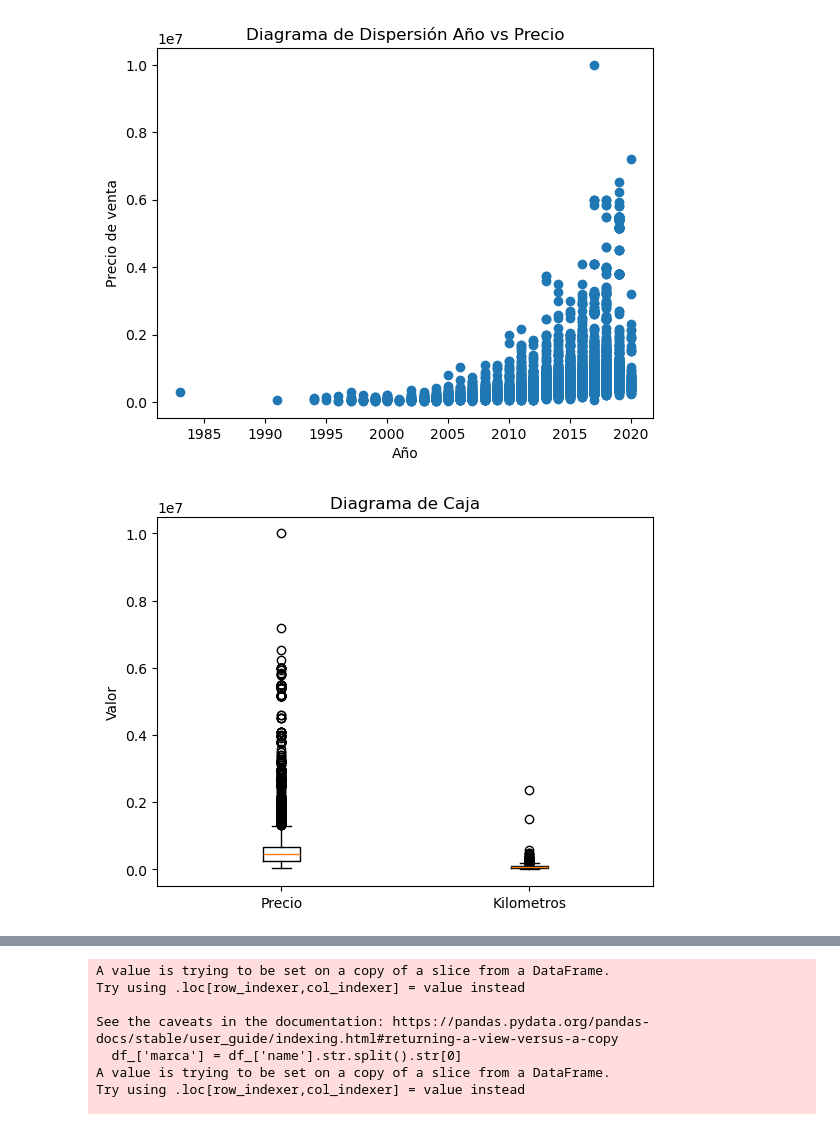
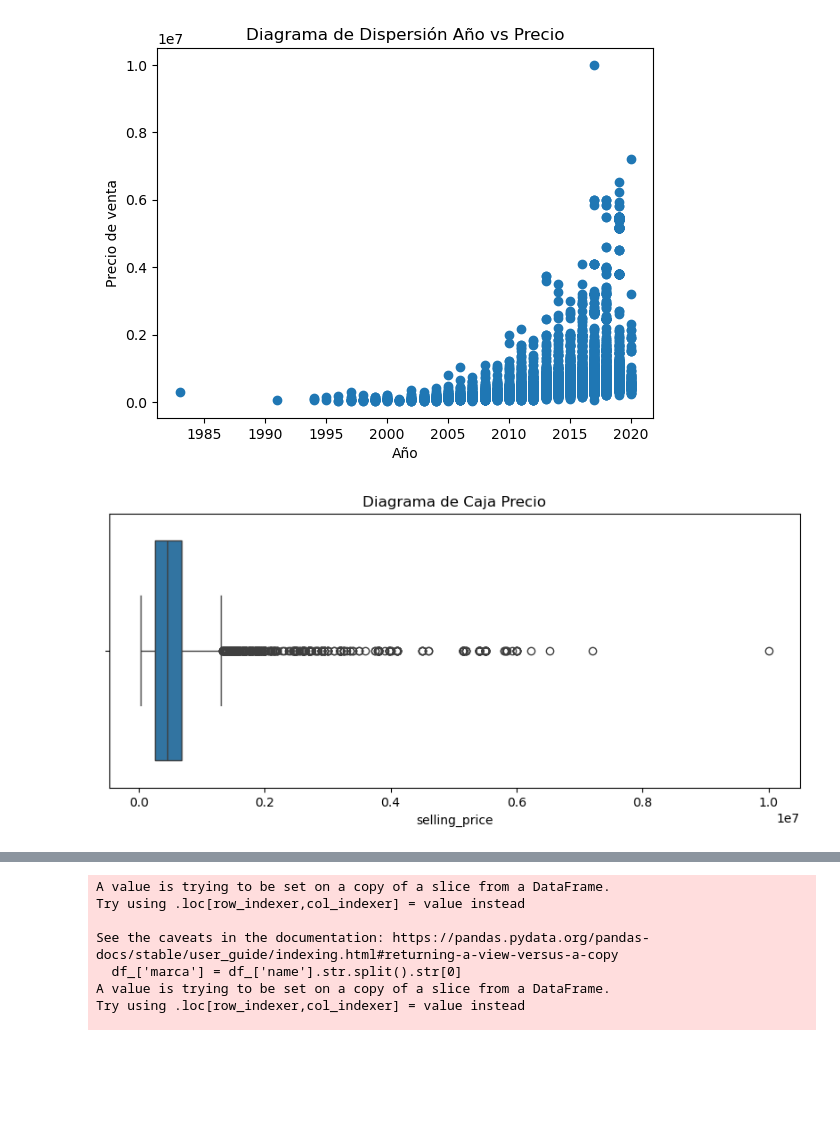
Before and after one commit to gagiraldo001/archivos-tarea, a Jupyter notebook: RegresionLinealPrecioAuto-Copy1.ipynb, the cells around one changed output, grey strips where cells are left out. Drawn from its saved outputs; the diff is of its cells as text; code cells hidden in the pictures; blank space fills up the shorter version.

```diff
--- a/RegresionLinealPrecioAuto-Copy1.ipynb
+++ b/RegresionLinealPrecioAuto-Copy1.ipynb
@@ -89,10 +89,10 @@ plt.show()
 # %% [output]
 [figure]
 # %%
-# Diagrama de caja para detectar valores atípicos
-plt.boxplot([df['selling_price'], df['km_driven']], labels=['Precio', 'Kilometros'])
-plt.ylabel('Valor')
-plt.title('Diagrama de Caja')
+# Diagramas de caja para detectar valores atípicos
+plt.figure(figsize=(10, 4))
+sns.boxplot(x=df['selling_price'])
+plt.title('Diagrama de Caja Precio')
 plt.show()
 # %% [output]
-[figure, old version]
+[figure, new version]
```
Also changed, not shown: parts of 27 cells of this notebook.
